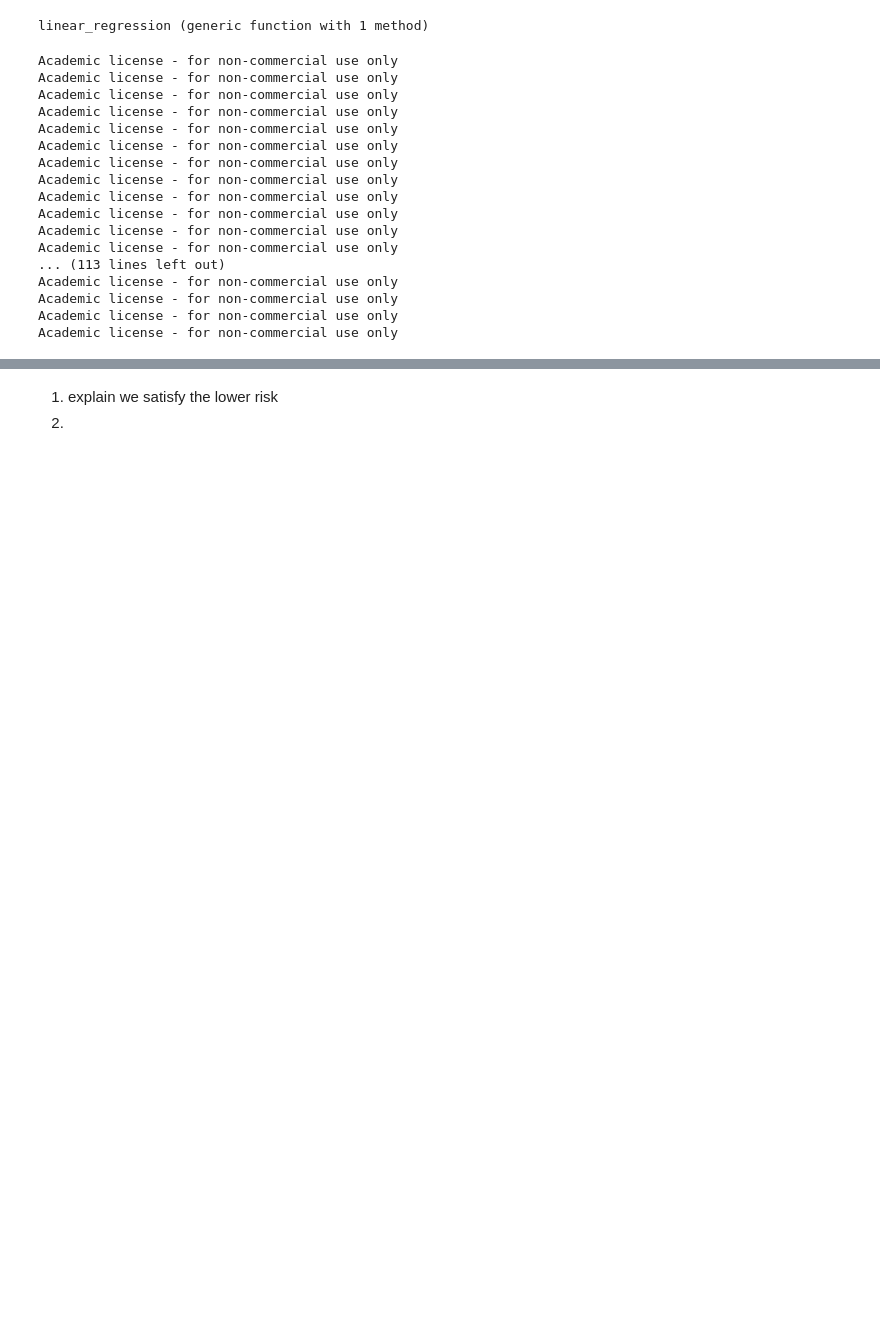
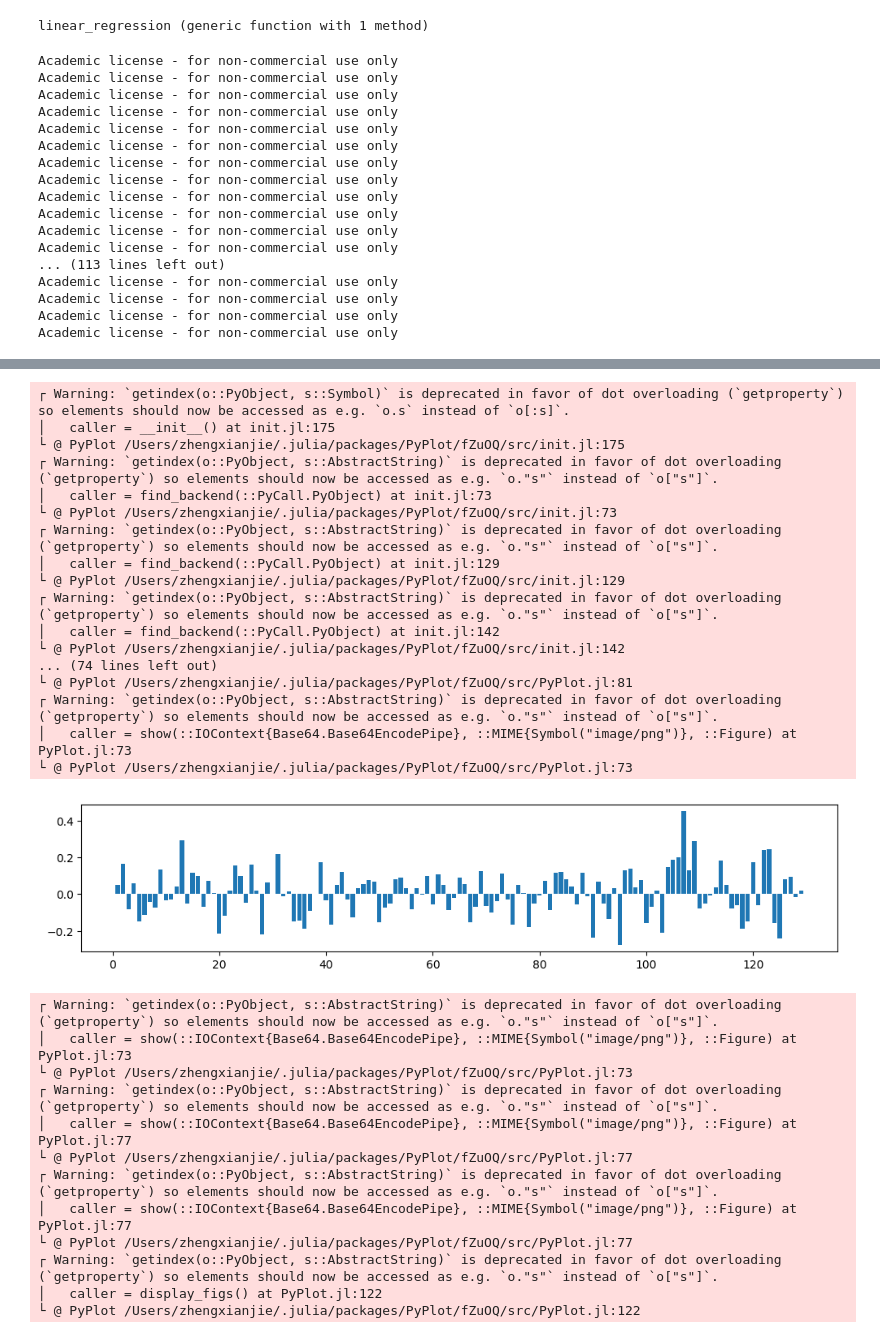
Before and after one commit to zli653/Stock-predict, a Jupyter notebook: cleanup-test.ipynb, the cells around one changed output, grey strips where cells are left out. Cells and saved outputs as stored; diff of their text form; code cells hidden in the pictures; blank space fills up the shorter version.

```diff
--- a/cleanup-test.ipynb
+++ b/cleanup-test.ipynb
@@ -150,8 +129,8 @@ expected_monthly_return_15 = get_expected_monthly_return(total_monthly_return_15
 cov_matrix_15 = get_cov_matrix(total_monthly_return_15, expected_monthly_return_15)
 ;
 # %%
-# 2000-2015 risk free
-baseline_profit = risk_free_15
+# 2000-2015 risk favorite
+baseline_profit = risk_favorite
 # baseline_profit = sum(expected_monthly_return_15)/length_15
 mT = transpose(expected_monthly_return_15)
 cov = cov_matrix_15
@@ -167,5 +146,5 @@ m = Model(solver=IpoptSolver(print_level=0))
 
 status = solve(m)
 println(status)
-xsol = getvalue(w)
+xsol_15rf = getvalue(w)
 # %% [output]
@@ -551,6 +534,17 @@ function getTestValue(weight)
     end
 
     test_sample = total_monthly_return[182:215, :]
-    a = test_sample * weight
+    final_result = test_sample * weight
+
+    final_tracking = Float64[]
+    final_return = 1
+    for i in final_result
+        push!(final_tracking,final_return)
+        final_return *= i+1
+    end
+
+    final_variance = var(final_result, corrected = false)
+
+    return final_result,final_tracking, final_variance
 end
 # %% [output]
@@ -568,10 +552,61 @@ end
-# %% [markdown]
-1. explain we satisfy the lower risk
-2.
 # %%
 file_path = "data/^GSPC.csv"
 sp500_data = CSV.read(file_path)
 sp500_monthly_return = get_monthly_return(sp500_data)
 sp500_compare_data = sp500_monthly_return[182:215]
 ;
+# %%
+using PyPlot
+fr_15rf, ft_15rf, fv_15rf = getTestValue(xsol_15rf);
+(solution, final_result, final_tracking) = (xsol_15rf, fr_15rf, ft_15rf);
+x = range(1,stop = 129)
+fig = figure("pyplot_barplot",figsize=(12,8))
+subplot(311)
+bar(x,solution)
+# bar(x,solution,color="#0f87bf",align="center",alpha=0.4)
+# xlabel("stock number")
+# ylabel("weight")
+
+# figure(figsize=(12,8))
+# subplot(312)
+# plot([sp500_compare_data final_result],".-");
+# legend(["sp-500", "our portfolio"], loc="lower right")
+# ylim(-0.2, 0.2)
+
+# x = range(1,stop = 34)
+# figure(figsize=(12,8))
+# subplot(313)
+# plot(x, final_tracking,".-");
+# legend(["our portfolio tracking"], loc="lower right")
+# %% [output]
+┌ Warning: `getindex(o::PyObject, s::Symbol)` is deprecated in favor of dot overloading (`getproperty`) so elements should now be accessed as e.g. `o.s` instead of `o[:s]`.
+│   caller = __init__() at init.jl:175
+└ @ PyPlot /Users/zhengxianjie/.julia/packages/PyPlot/fZuOQ/src/init.jl:175
+┌ Warning: `getindex(o::PyObject, s::AbstractString)` is deprecated in favor of dot overloading (`getproperty`) so elements should now be accessed as e.g. `o."s"` instead of `o["s"]`.
+│   caller = find_backend(::PyCall.PyObject) at init.jl:73
+└ @ PyPlot /Users/zhengxianjie/.julia/packages/PyPlot/fZuOQ/src/init.jl:73
+┌ Warning: `getindex(o::PyObject, s::AbstractString)` is deprecated in favor of dot overloading (`getproperty`) so elements should now be accessed as e.g. `o."s"` instead of `o["s"]`.
+│   caller = find_backend(::PyCall.PyObject) at init.jl:129
+└ @ PyPlot /Users/zhengxianjie/.julia/packages/PyPlot/fZuOQ/src/init.jl:129
+┌ Warning: `getindex(o::PyObject, s::AbstractString)` is deprecated in favor of dot overloading (`getproperty`) so elements should now be accessed as e.g. `o."s"` instead of `o["s"]`.
+│   caller = find_backend(::PyCall.PyObject) at init.jl:142
+└ @ PyPlot /Users/zhengxianjie/.julia/packages/PyPlot/fZuOQ/src/init.jl:142
+... (74 lines left out)
+└ @ PyPlot /Users/zhengxianjie/.julia/packages/PyPlot/fZuOQ/src/PyPlot.jl:81
+┌ Warning: `getindex(o::PyObject, s::AbstractString)` is deprecated in favor of dot overloading (`getproperty`) so elements should now be accessed as e.g. `o."s"` instead of `o["s"]`.
+│   caller = show(::IOContext{Base64.Base64EncodePipe}, ::MIME{Symbol("image/png")}, ::Figure) at PyPlot.jl:73
+└ @ PyPlot /Users/zhengxianjie/.julia/packages/PyPlot/fZuOQ/src/PyPlot.jl:73
+[figure, added]
+┌ Warning: `getindex(o::PyObject, s::AbstractString)` is deprecated in favor of dot overloading (`getproperty`) so elements should now be accessed as e.g. `o."s"` instead of `o["s"]`.
+│   caller = show(::IOContext{Base64.Base64EncodePipe}, ::MIME{Symbol("image/png")}, ::Figure) at PyPlot.jl:73
+└ @ PyPlot /Users/zhengxianjie/.julia/packages/PyPlot/fZuOQ/src/PyPlot.jl:73
+┌ Warning: `getindex(o::PyObject, s::AbstractString)` is deprecated in favor of dot overloading (`getproperty`) so elements should now be accessed as e.g. `o."s"` instead of `o["s"]`.
+│   caller = show(::IOContext{Base64.Base64EncodePipe}, ::MIME{Symbol("image/png")}, ::Figure) at PyPlot.jl:77
+└ @ PyPlot /Users/zhengxianjie/.julia/packages/PyPlot/fZuOQ/src/PyPlot.jl:77
+┌ Warning: `getindex(o::PyObject, s::AbstractString)` is deprecated in favor of dot overloading (`getproperty`) so elements should now be accessed as e.g. `o."s"` instead of `o["s"]`.
+│   caller = show(::IOContext{Base64.Base64EncodePipe}, ::MIME{Symbol("image/png")}, ::Figure) at PyPlot.jl:77
+└ @ PyPlot /Users/zhengxianjie/.julia/packages/PyPlot/fZuOQ/src/PyPlot.jl:77
+┌ Warning: `getindex(o::PyObject, s::AbstractString)` is deprecated in favor of dot overloading (`getproperty`) so elements should now be accessed as e.g. `o."s"` instead of `o["s"]`.
+│   caller = display_figs() at PyPlot.jl:122
+└ @ PyPlot /Users/zhengxianjie/.julia/packages/PyPlot/fZuOQ/src/PyPlot.jl:122
 # %%
```
Also changed, not shown: parts of 41 cells of this notebook.
